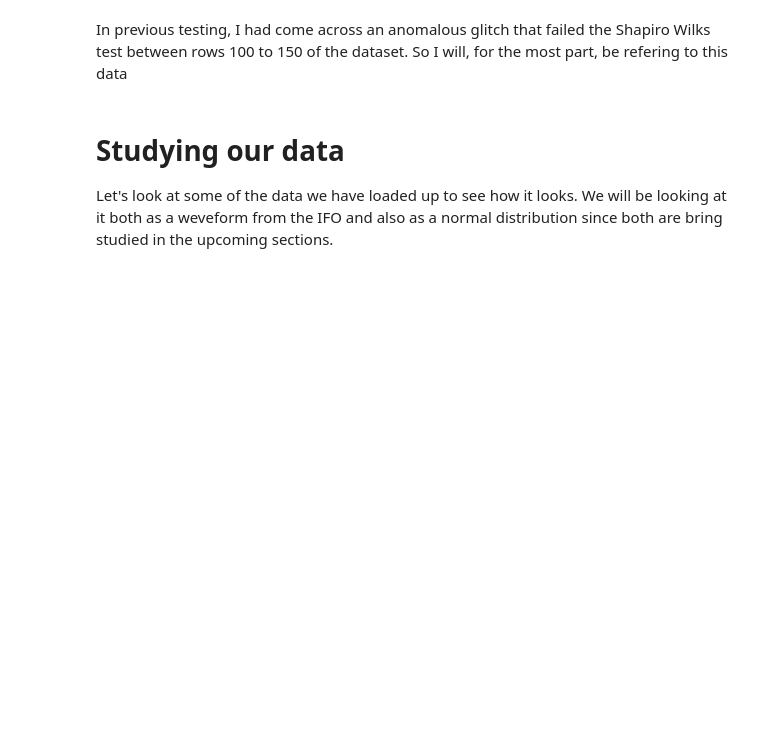
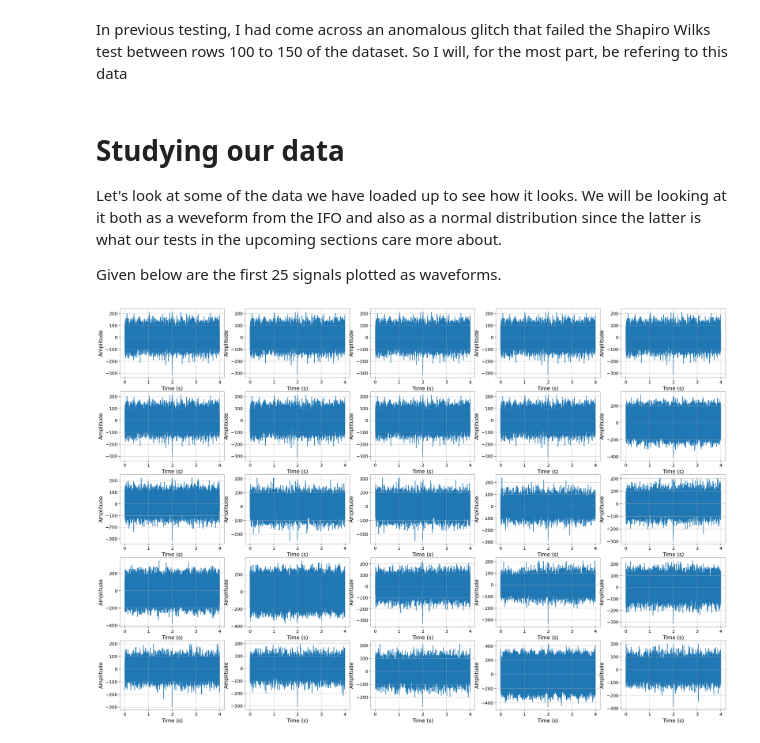
Before and after one commit to ashishmathew0297/gwpy-experiments, a Jupyter notebook: code/normality_test_experimentation.ipynb, the cells around one changed output. Saved outputs shown, nothing was run; the diff lists cells and outputs as text; code cells hidden in the pictures; blank space fills up the shorter version.

```diff
--- a/code/normality_test_experimentation.ipynb
+++ b/code/normality_test_experimentation.ipynb
@@ -140,4 +159,20 @@ data_df = get_noise_data(tomte_glitches, begin=100, end=150)
 # %% [markdown]
 # Studying our data
 
-Let's look at some of the data we have loaded up to see how it looks. We will be looking at it both as a weveform from the IFO and also as a normal distribution since both are bring studied in the upcoming sections.
+Let's look at some of the data we have loaded up to see how it looks. We will be looking at it both as a weveform from the IFO and also as a normal distribution since the latter is what our tests in the upcoming sections care more about.
+
+Given below are the first 25 signals plotted as waveforms.
+# %%
+fig, axes = plt.subplots(5,5, figsize=(30,20), dpi=150)
+
+# Looping through the axes
+for idx, ax in enumerate(list(itertools.chain.from_iterable(axes))):
+    # sns.kdeplot(ax=ax, data=data_df['data'].iloc[idx].value)
+    sns.lineplot(ax=ax, x=data_df['data'].iloc[idx].times, y=data_df['data'].iloc[idx].value)
+    # sns.lineplot(ax=ax, x=np.array(data_df['glitch'].iloc[0].times) - data_df['GPStime'].iloc[0] + (tw-1), y=data_df['glitch'].iloc[idx].value)
+    ax.set_ylabel('Amplitude')
+    ax.set_xlabel('Time (s)')
+
+plt.show()
+# %% [output]
+[figure, added]
```
Also changed, not shown: parts of 17 cells of this notebook.
